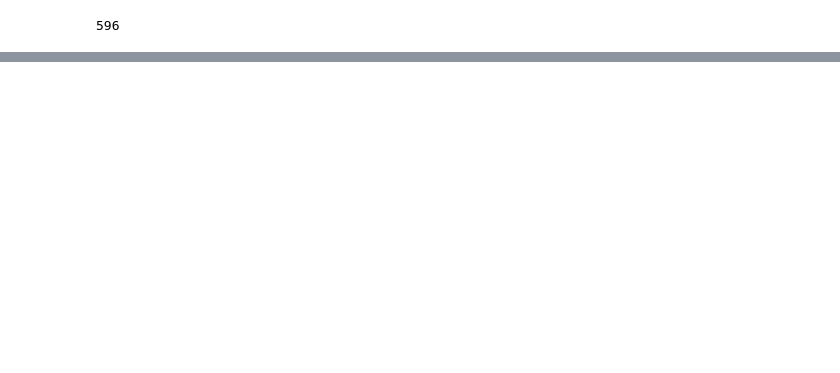
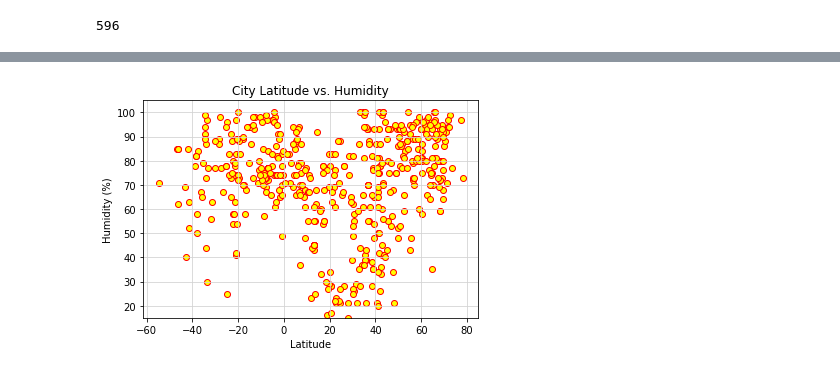
Before and after one commit to michaelsimon960/python-api-challenge, a Jupyter notebook: WeatherPY/WeatherPY.ipynb, the cells around one changed output, grey strips where cells are left out. Cells and saved outputs as stored; diff of their text form; code cells hidden in the pictures; blank space fills up the shorter version.

```diff
--- a/WeatherPY/WeatherPY.ipynb
+++ b/WeatherPY/WeatherPY.ipynb
@@ -177,0 +190,13 @@ update_weather_df
+# %%
+# Hum vs lat
+
+plt.scatter(update_weather_df["Lat"],update_weather_df["Humidity"],edgecolors="red",facecolors="yellow")
+plt.title("City Latitude vs. Humidity")
+plt.xlabel("Latitude")
+plt.ylabel("Humidity (%)")
+plt.ylim(15,105)
+plt.grid (b=True,which="major",axis="both",linestyle="-",color="lightgrey")
+plt.savefig("Latitude vs. Humidity Plot.png")
+plt.show()
+# %% [output]
+[figure, added]
```
Also changed, not shown: parts of 8 cells of this notebook.
